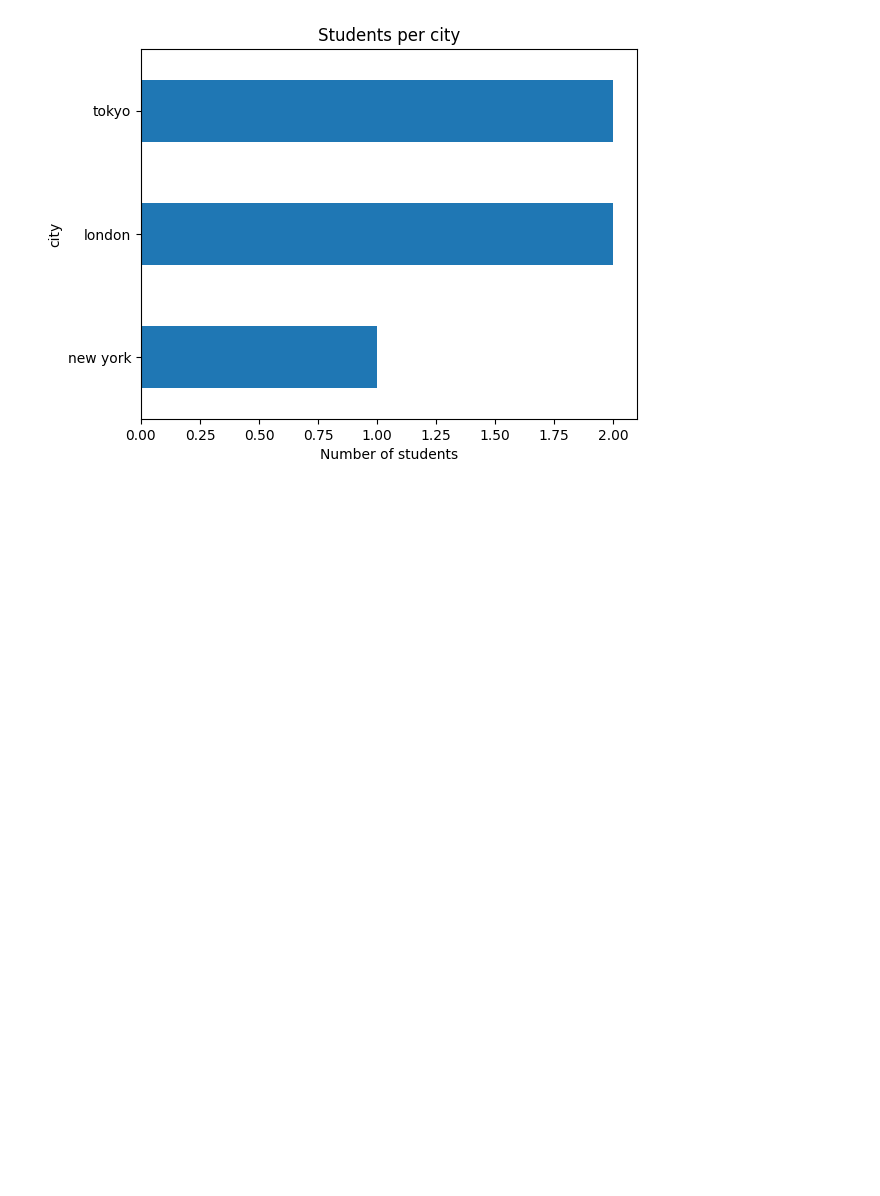
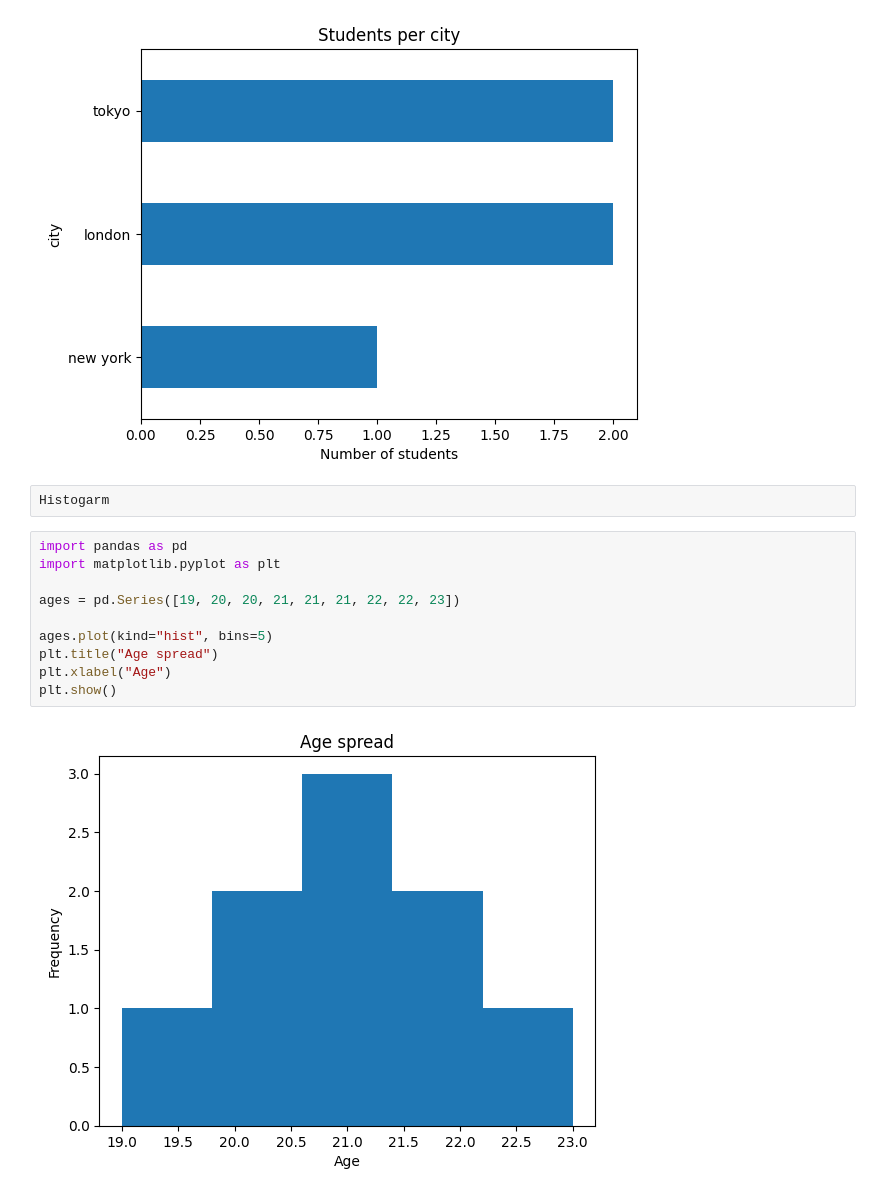
Before and after one commit to alizabetageri984-prog/Pandas-Learning, a Jupyter notebook: pandas.ipynb, the cells around one changed output. Saved outputs shown, nothing was run; the diff lists cells and outputs as text; blank space fills up the shorter version.

```diff
--- a/pandas.ipynb
+++ b/pandas.ipynb
@@ -894,3 +894,17 @@ plt.xlabel("Number of students")
 plt.show()
 # %% [output]
 [figure]
+# %%
+Histogarm
+# %%
+import pandas as pd
+import matplotlib.pyplot as plt
+
+ages = pd.Series([19, 20, 20, 21, 21, 21, 22, 22, 23])
+
+ages.plot(kind="hist", bins=5)
+plt.title("Age spread")
+plt.xlabel("Age")
+plt.show()
+# %% [output]
+[figure, added]
```
Also changed, not shown: parts of 6 cells of this notebook.
